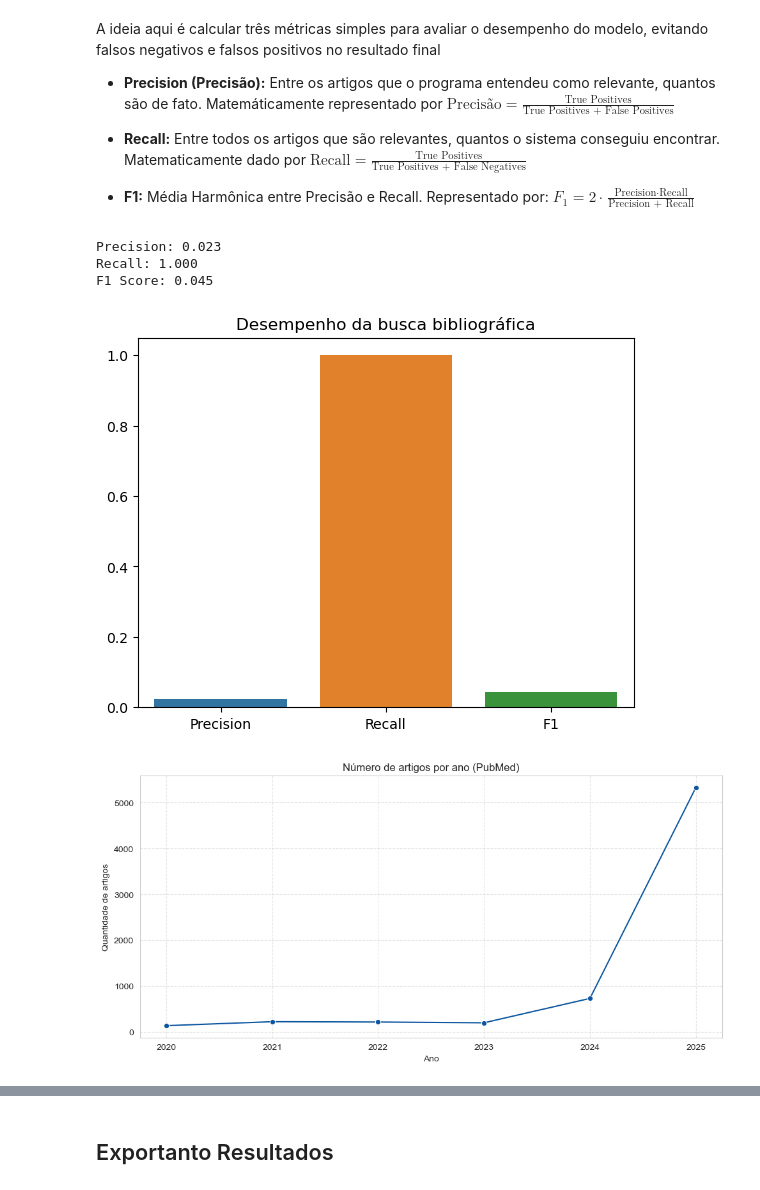
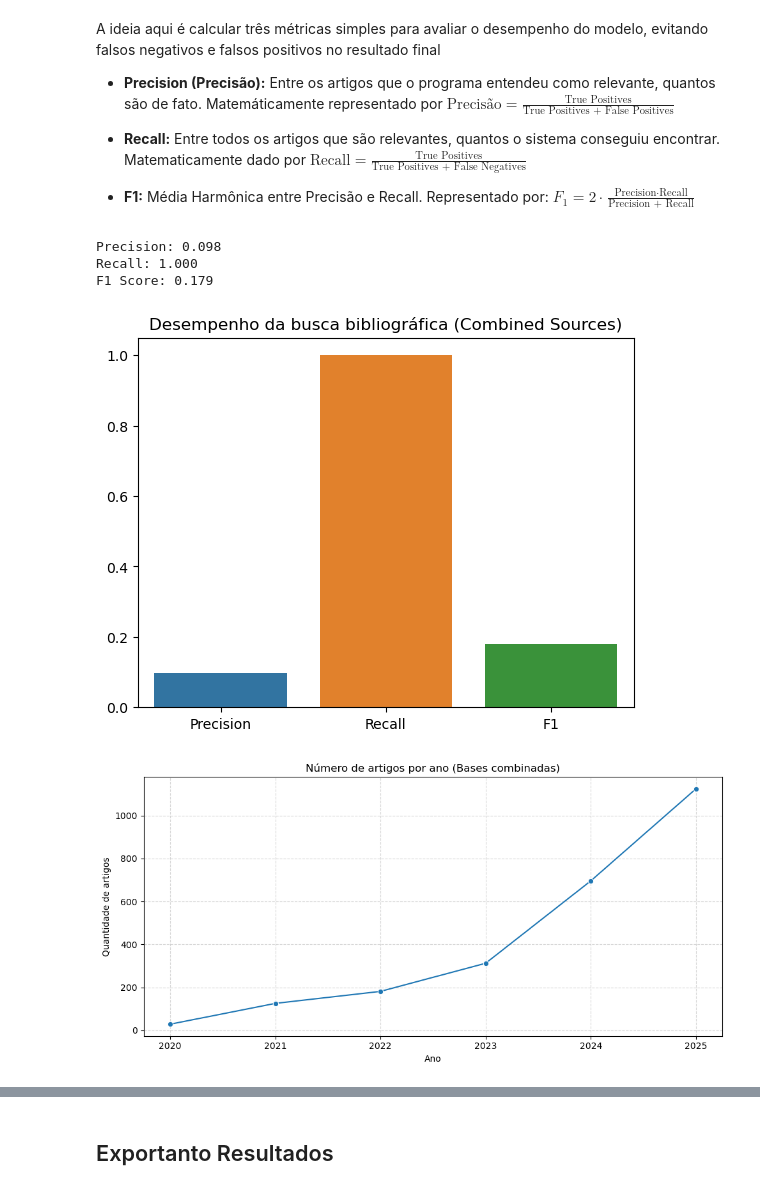
Before and after one commit to GabrielcordH/RSL_auto, a Jupyter notebook: RSL_automatizado.ipynb, the cells around one changed output, grey strips where cells are left out. Cells and saved outputs as stored; diff of their text form; code cells hidden in the pictures.

```diff
--- a/RSL_automatizado.ipynb
+++ b/RSL_automatizado.ipynb
@@ -146,0 +203,14 @@ resultados_detalhados = pd.concat([fetch_details(chunk) for chunk in tqdm(chunks
+# %%
+resultados_detalhados["id"] = resultados_detalhados["id"].astype(str)
+scopus_df["id"] = scopus_df["scopus_id"].astype(str)
+
+# Concatenar as duas bases
+combined_df = pd.concat([resultados_detalhados, scopus_df], ignore_index=True)
+
+# Limpar coluna de ano
+combined_df["year"] = pd.to_numeric(combined_df.get("year", None), errors="coerce")
+
+# Remover duplicatas
+combined_df = combined_df.drop_duplicates(subset=["id"])
+
+print(f"✅ Total de artigos únicos combinados: {len(combined_df)}")
@@ -147,13 +219,13 @@ resultados_detalhados = pd.concat([fetch_details(chunk) for chunk in tqdm(chunks
 # %% [markdown]
 ## Retirando Duplicatas e Identificando o Padrão Ouro
 # %%
-resultados_detalhados = resultados_detalhados.drop_duplicates(subset=["title"])
-resultados_detalhados["duplicate"] = False
+df = combined_df.copy()  # <- aqui vem PubMed + Scopus + outras
+df = df.drop_duplicates(subset=["title"]).reset_index(drop=True)
+df["duplicate"] = False
 # %%
 pattern = "|".join([re.escape(t.lower()) for t in search_strategy["terms"]])
-
-padrao_ouro = resultados_detalhados[resultados_detalhados["title"].str.lower().str.contains(pattern, na=False)]
-padrao_ouro_ids = padrao_ouro["id"].tolist()
+padrao_ouro = df[df["title"].str.lower().str.contains(pattern, na=False)]
+padrao_ouro_ids = padrao_ouro.index.tolist()
 # %% [markdown]
 ## Métricas Simples, DataViz e Fluxograma PRISMA
 # %% [markdown]
@@ -174,25 +246,25 @@ $
 F_1 = 2 \cdot \frac{\text{Precision} \cdot \text{Recall}}{\text{Precision + Recall}}
 $
 # %%
-total = len(resultados_detalhados)
+total = len(df)
 identificados = len(padrao_ouro)
 precision = identificados / total if total else 0
 recall = 1.0
-f1 = 2 * (precision * recall) / (precision + recall)
+f1 = 2 * (precision * recall) / (precision + recall) if (precision + recall) > 0 else 0
 
 print(f"Precision: {precision:.3f}")
 print(f"Recall: {recall:.3f}")
 print(f"F1 Score: {f1:.3f}")
 # %% [output]
-Precision: 0.023
+Precision: 0.098
 Recall: 1.000
-F1 Score: 0.045
+F1 Score: 0.179
 # %%
 sns.barplot(x=["Precision", "Recall", "F1"], y=[precision, recall, f1])
-plt.title("Desempenho da busca bibliográfica")
+plt.title("Desempenho da busca bibliográfica (Combined Sources)")
 plt.show()
 # %% [output]
-[figure, old version]
+[figure, new version]
 # %%
 
 dados_limpos = pd.DataFrame({
@@ -205,24 +277,23 @@ dados_limpos = pd.DataFrame({
 })
 # %%
 plt.figure(figsize=(10, 5))
+if "year" in df.columns:
+    artigos_por_ano = (
+        df["year"]
+        .dropna()
+        .astype(int)
+        .value_counts()
+        .sort_index()
+    )
+    artigos_por_ano = artigos_por_ano[artigos_por_ano.index != 2027]
 
-artigos_por_ano = (
-    resultados_detalhados["year"]
-    .dropna()
-    .astype(int)
-    .value_counts()
-    .sort_index()
-)
-
-artigos_por_ano = artigos_por_ano[artigos_por_ano.index != 2026]
-
-sns.lineplot(x=artigos_por_ano.index, y=artigos_por_ano.values, marker="o")
-plt.title("Número de artigos por ano (PubMed)")
-plt.xlabel("Ano")
-plt.ylabel("Quantidade de artigos")
-plt.grid(True, linestyle="--", alpha=0.5)
-plt.tight_layout()
-plt.show()
+    sns.lineplot(x=artigos_por_ano.index, y=artigos_por_ano.values, marker="o")
+    plt.title("Número de artigos por ano (Bases combinadas)")
+    plt.xlabel("Ano")
+    plt.ylabel("Quantidade de artigos")
+    plt.grid(True, linestyle="--", alpha=0.5)
+    plt.tight_layout()
+    plt.show()
 # %% [output]
-[figure, old version]
+[figure, new version]
 # %%
```
Also changed, not shown: parts of 14 cells of this notebook.
